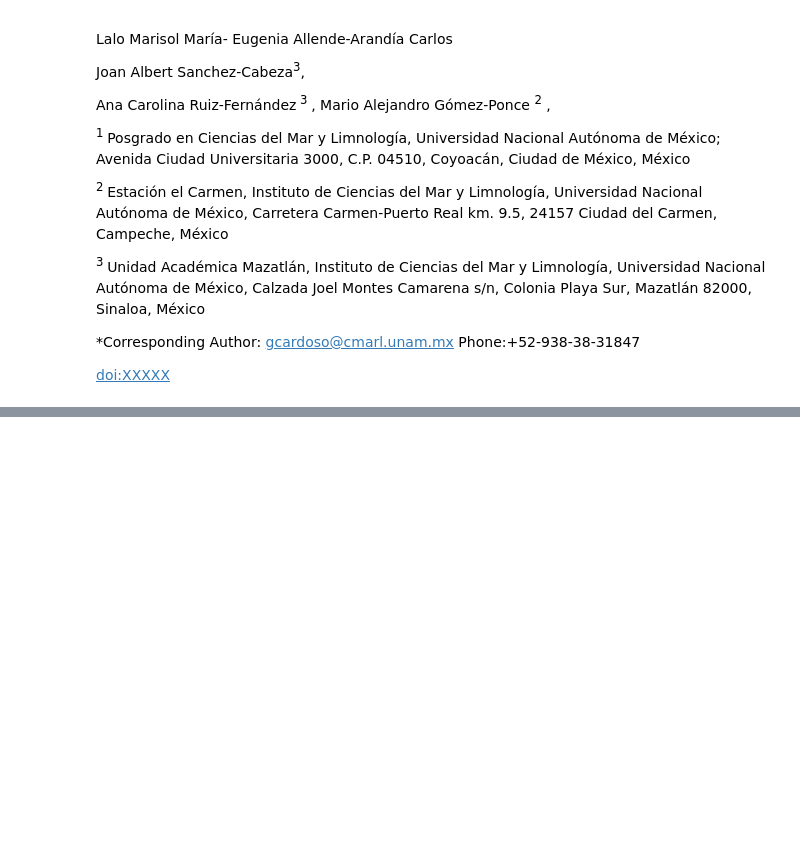
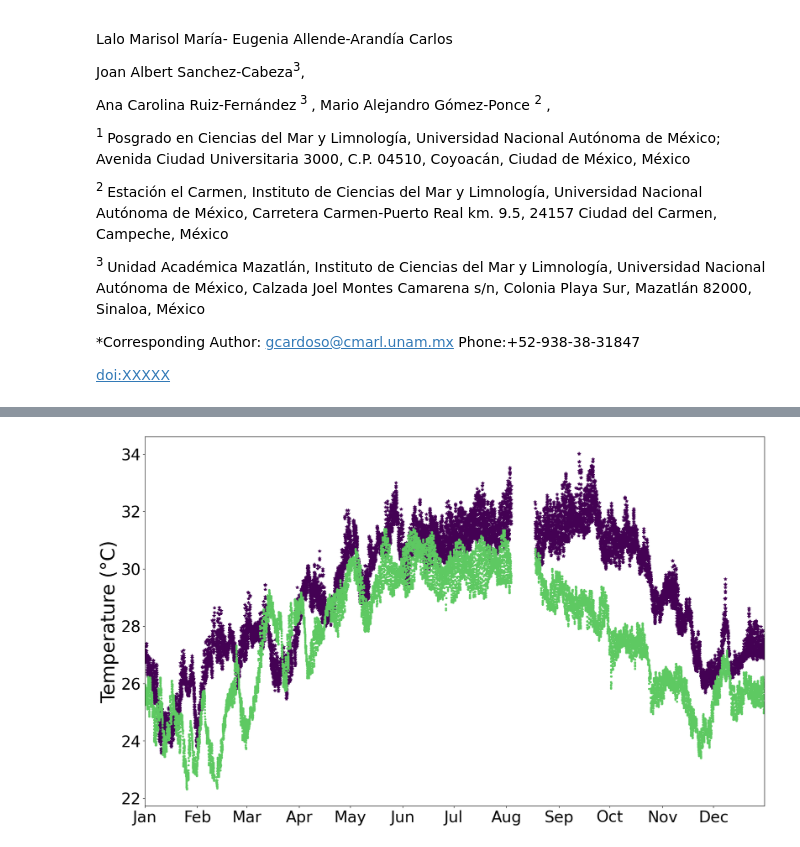
Before and after one commit to gilbertoCM/terminosWaterAge, a Jupyter notebook: scrips/Cardoso-Mohedano_etal_2024_TerminosRiverAnalisys.ipynb, the cells around one changed output, grey strips where cells are left out. Saved outputs shown, nothing was run; the diff lists cells and outputs as text; code cells hidden in the pictures; blank space fills up the shorter version.

```diff
--- a/scrips/Cardoso-Mohedano_etal_2024_TerminosRiverAnalisys.ipynb
+++ b/scrips/Cardoso-Mohedano_etal_2024_TerminosRiverAnalisys.ipynb
@@ -117,0 +145,10 @@ plt.savefig("../outfiles/temperatureModelDataSMAR.pdf")
+# %%
+# Plot data field and temperature
+figure_salinity_Palizada_Candelaria= plot_time_series(terminos_rivers_sal_temp,
+                 "Time_model",
+                 "Temp_C_average",
+                 "Temperature_C_model",
+                 "Temperature (°C)",
+                 "../outfiles" )
+# %% [output]
+[figure, added]
```
Also changed, not shown: parts of 4 cells of this notebook.
